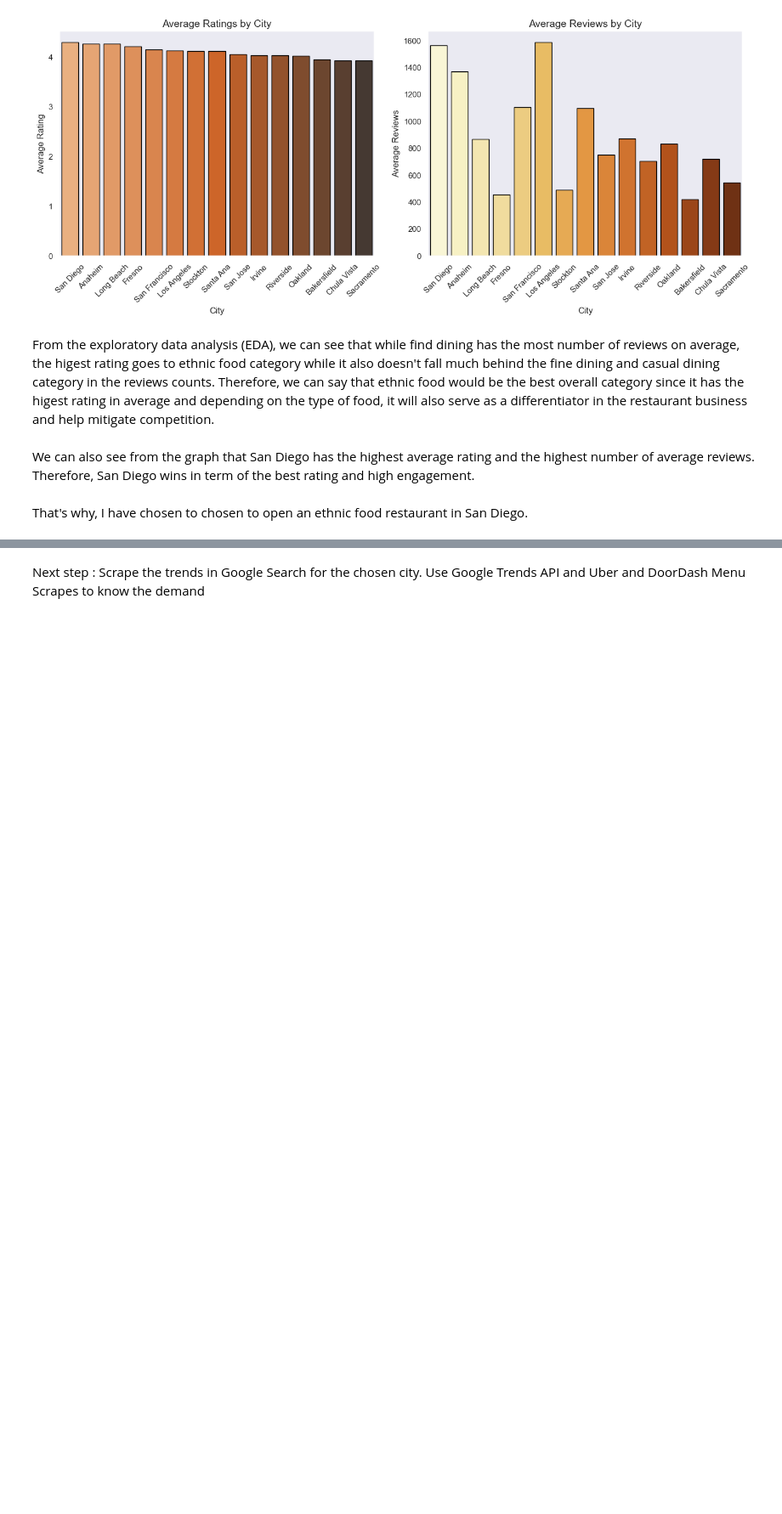
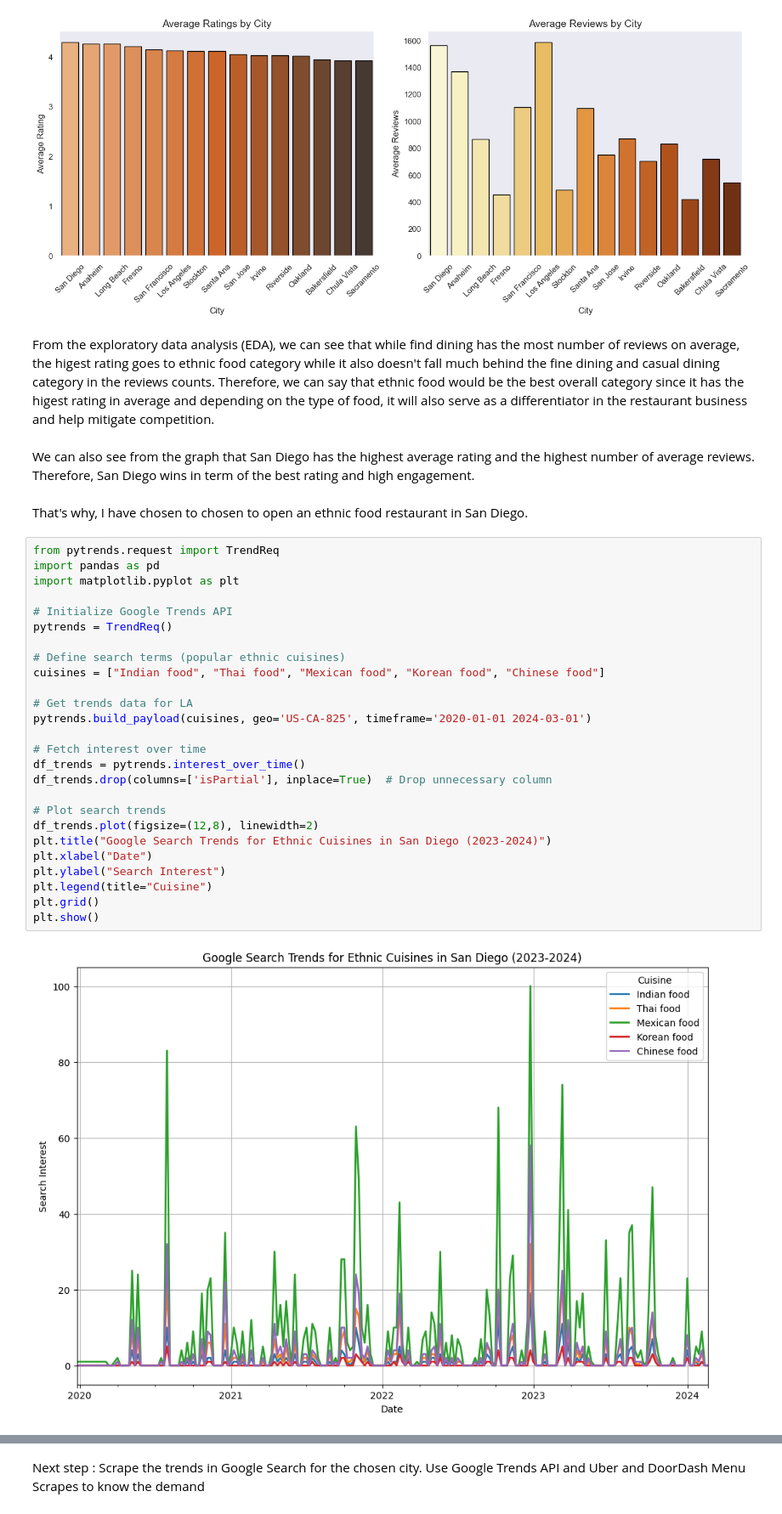
Before and after one commit to AungKyawWin20/MarketMunch, a Jupyter notebook: project.ipynb, the cells around one changed output, grey strips where cells are left out. Shown at 85% size. Drawn from its saved outputs; the diff is of its cells as text; blank space fills up the shorter version.

Commit message:
San Diego Restaurant Data Extraction

```diff
--- a/project.ipynb
+++ b/project.ipynb
@@ -351,3 +351,31 @@ From the exploratory data analysis (EDA), we can see that while find dining has
 We can also see from the graph that San Diego has the highest average rating and the highest number of average reviews. Therefore, San Diego wins in term of the best rating and high engagement.
 # %% [markdown]
 That's why, I have chosen to chosen to open an ethnic food restaurant in San Diego.
+# %%
+from pytrends.request import TrendReq
+import pandas as pd
+import matplotlib.pyplot as plt
+
+# Initialize Google Trends API
+pytrends = TrendReq()
+
+# Define search terms (popular ethnic cuisines)
+cuisines = ["Indian food", "Thai food", "Mexican food", "Korean food", "Chinese food"]
+
+# Get trends data for LA
+pytrends.build_payload(cuisines, geo='US-CA-825', timeframe='2020-01-01 2024-03-01')
+
+# Fetch interest over time
+df_trends = pytrends.interest_over_time()
+df_trends.drop(columns=['isPartial'], inplace=True)  # Drop unnecessary column
+
+# Plot search trends
+df_trends.plot(figsize=(12,8), linewidth=2)
+plt.title("Google Search Trends for Ethnic Cuisines in San Diego (2023-2024)")
+plt.xlabel("Date")
+plt.ylabel("Search Interest")
+plt.legend(title="Cuisine")
+plt.grid()
+plt.show()
+# %% [output]
+[figure, added]
```
Also changed, not shown: parts of 2 cells of this notebook.
